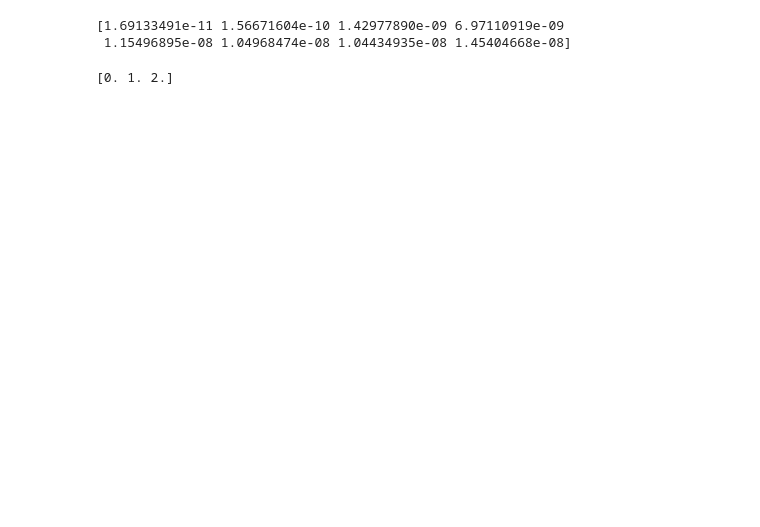
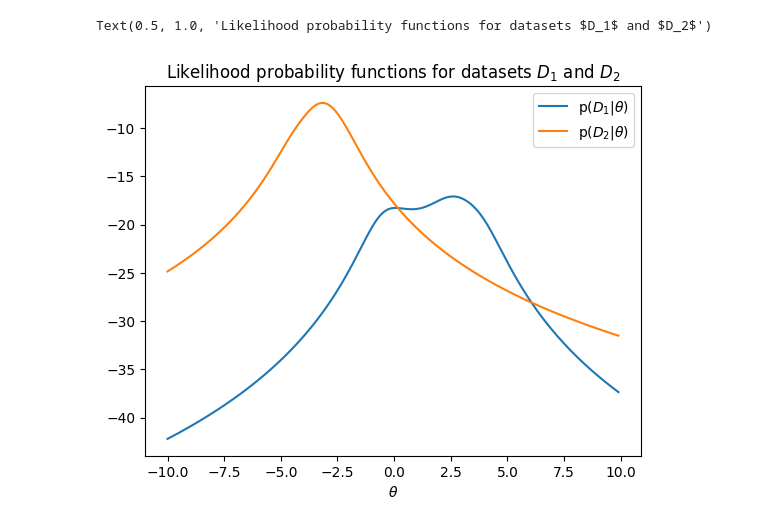
Before and after one commit to styltopa/PatternRecognition, a Jupyter notebook: topalidis_9613_Assignment2.ipynb, the cells around one changed output. Drawn from its saved outputs; the diff is of its cells as text; code cells hidden in the pictures; blank space fills up the shorter version.

Commit message:
Addition of likelihood function plots

```diff
--- a/topalidis_9613_Assignment2.ipynb
+++ b/topalidis_9613_Assignment2.ipynb
@@ -7,36 +7,52 @@ import numpy as np
 from math import pi, log
 import matplotlib.pyplot as plt
 # %%
+# A1 Estimation of theta parameters (theta_1(hat) and theta_2(hat))
+
 # x1: the values of indicator x for D1
 x1 = np.array([2.8,-0.4,-0.8, 2.3,-0.3, 3.6, 4.1])
-thetaStart = -2
-thetaStop = 2
-thetaStep = 0.5
+x2 = np.array([-4.5, -3.4, -3.1, -3.0, -2.3])
+thetaStart = -10
+thetaStop = 10
+thetaStep = 0.1
 # the various theta for which we compute the pdf
 thetaRange = np.arange(thetaStart, thetaStop, thetaStep)
 
 # xSpace: has the same x in each column
 # thetaSpace: has the same theta in each row
 # each row has the likelihood values for a single theta
-xSpace, thetaSpace = np.meshgrid(x1, thetaRange)
+x1Space, theta1Space = np.meshgrid(x1, thetaRange)
+x2Space, theta2Space = np.meshgrid(x2, thetaRange)
 
-# xSpace, ySpace, p are all of dimensions: len(x) x len(thetaRange)
-p = np.empty((xSpace.shape))     # same as p = np.empty((thetaSpace.shape))
-p = (1/pi)*(1/(1+np.power((xSpace-thetaSpace), 2)))
-# p = (1/(1+np.power((xSpace-thetaSpace), 2)))
+# x1Space, thetaSpace, p1 are all of dimensions: len(x1) x len(thetaRange)
+# Accordingly for x2Space, thetaSpace, p2
+p1 = np.empty((x1Space.shape))     # same as p1 = np.empty((thetaSpace.shape))
+p1 = (1/pi)*(1/(1+np.power((x1Space-theta1Space), 2)))
 
-# pDGivenTheta: the product of all probability density functions for all data x for
+p2 = np.empty((x2Space.shape))     # same as p1 = np.empty((thetaSpace.shape))
+p2 = (1/pi)*(1/(1+np.power((x2Space-theta2Space), 2)))
+
+
+# pDGivenTheta1: the product of all probability density functions for all data x for
 # a specific theta. In other words, it is the product of all elements of a column
 # multiply.reduce(arr, 0) returns the array containing the product of the
-#  elements of arr over dimension 1 (product of elements of each row).
-pDGivenTheta = np.multiply.reduce(p, 1)
-print(pDGivenTheta)
+# elements of arr over dimension 1 (product of elements of each row).
+# Same goes for the pDGivenTheta2
+pDGivenTheta1 = np.multiply.reduce(p1, 1)
+pDGivenTheta2 = np.multiply.reduce(p2, 1)
+
+logPDTheta1 = np.log(pDGivenTheta1)
+logPDTheta2 = np.log(pDGivenTheta2)
+
+
+fig, ax0 = plt.subplots(1, 1)
+ax0.plot(thetaRange, logPDTheta1, label=r'p($D_1\vert$$\theta$)')
+ax0.plot(thetaRange, logPDTheta2, label=r'p($D_2\vert$$\theta$)')
+ax0.legend()
+ax0.set_xlabel(r'$\theta$')
+ax0.set_xlabel(r'$\theta$')
+ax0.set_title(r'Likelihood probability functions for datasets '\
+    r'$D_1$ and $D_2$')
 # %% [output]
-[1.69133491e-11 1.56671604e-10 1.42977890e-09 6.97110919e-09
- 1.15496895e-08 1.04968474e-08 1.04434935e-08 1.45404668e-08]
+Text(0.5, 1.0, 'Likelihood probability functions for datasets $D_1$ and $D_2$')
+[figure, added]
-# %%
-myV = np.array([1, np.e, np.e**2])
-y = np.log(myV)
-print(y)
-# %% [output]
-[0. 1. 2.]
```
Also changed, not shown: parts of 2 cells of this notebook.
